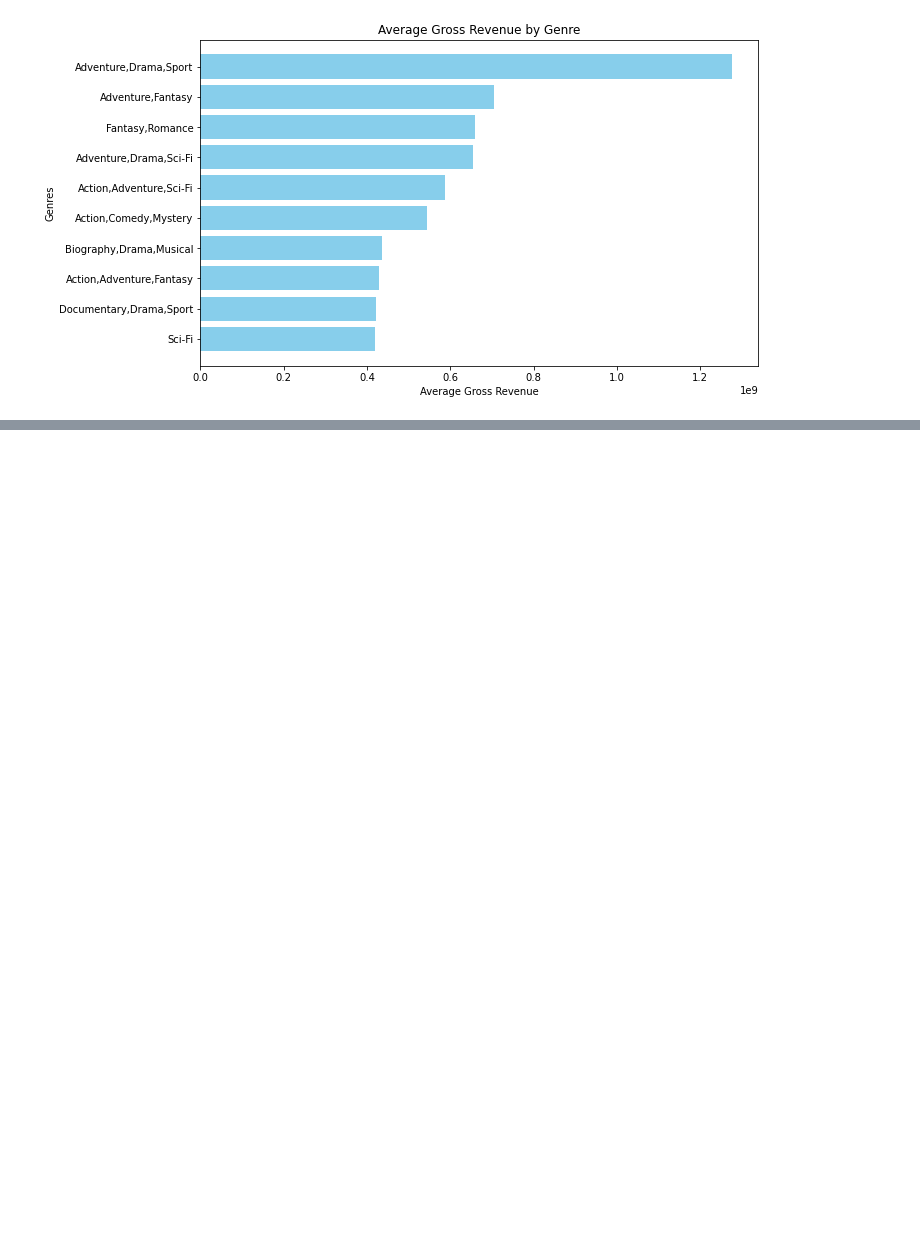
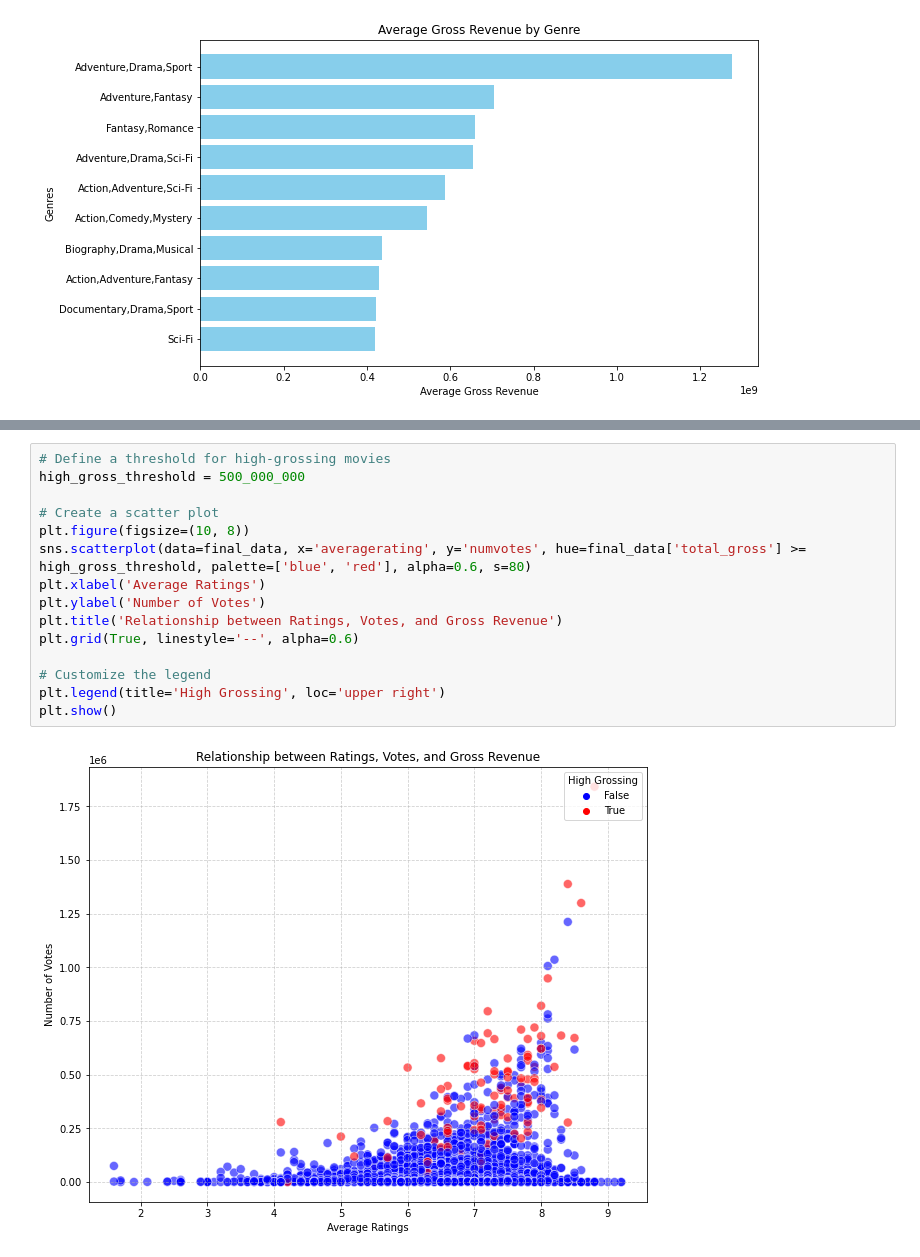
Before and after one commit to earlcr/Microsoft-Movie-Analysis, a Jupyter notebook: dsc-phase1-project-template.ipynb, the cells around one changed output, grey strips where cells are left out. Drawn from its saved outputs; the diff is of its cells as text; blank space fills up the shorter version.

```diff
--- a/dsc-phase1-project-template.ipynb
+++ b/dsc-phase1-project-template.ipynb
@@ -481,0 +486,17 @@ Questions to consider:
+# %%
+# Define a threshold for high-grossing movies
+high_gross_threshold = 500_000_000
+
+# Create a scatter plot
+plt.figure(figsize=(10, 8))
+sns.scatterplot(data=final_data, x='averagerating', y='numvotes', hue=final_data['total_gross'] >= high_gross_threshold, palette=['blue', 'red'], alpha=0.6, s=80)
+plt.xlabel('Average Ratings')
+plt.ylabel('Number of Votes')
+plt.title('Relationship between Ratings, Votes, and Gross Revenue')
+plt.grid(True, linestyle='--', alpha=0.6)
+
+# Customize the legend
+plt.legend(title='High Grossing', loc='upper right')
+plt.show()
+# %% [output]
+[figure, added]
```
Also changed, not shown: parts of 33 cells of this notebook.
